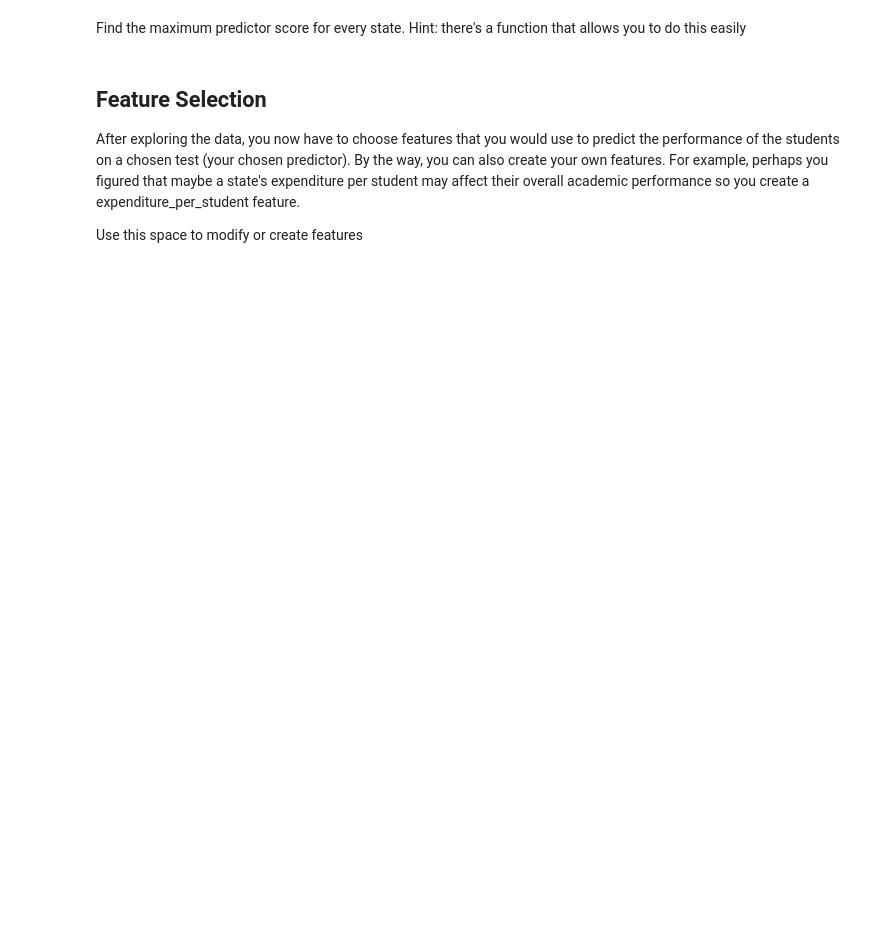
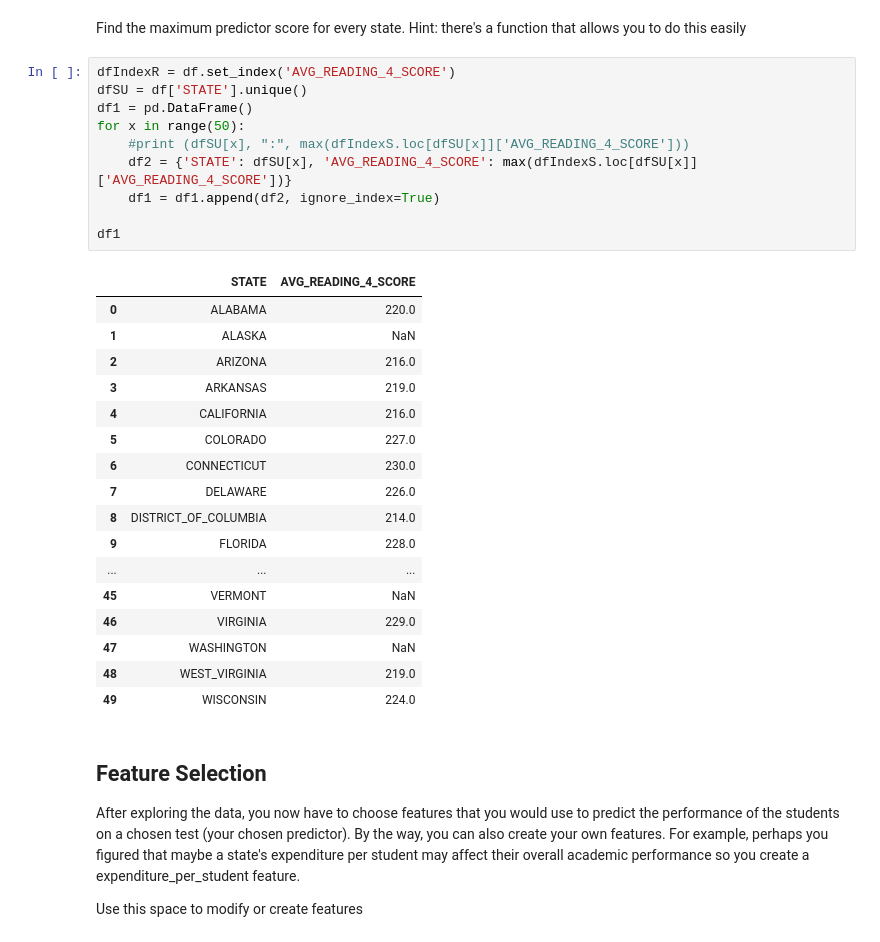
Before and after one commit to henxu/MDST, a Jupyter notebook: checkpoint2/checkpoint2.ipynb, the cells around one changed output. Drawn from its saved outputs; the diff is of its cells as text; blank space fills up the shorter version.

```diff
--- a/checkpoint2/checkpoint2.ipynb
+++ b/checkpoint2/checkpoint2.ipynb
@@ -108,5 +120,33 @@ Name: YEAR, Length: 650, dtype: int64
 # %% [markdown]
 Find the maximum predictor score for every state. Hint: there's a function that allows you to do this easily
+# %%
+dfIndexR = df.set_index('AVG_READING_4_SCORE')
+dfSU = df['STATE'].unique()
+df1 = pd.DataFrame()
+for x in range(50):
+    #print (dfSU[x], ":", max(dfIndexS.loc[dfSU[x]]['AVG_READING_4_SCORE']))
+    df2 = {'STATE': dfSU[x], 'AVG_READING_4_SCORE': max(dfIndexS.loc[dfSU[x]]['AVG_READING_4_SCORE'])}
+    df1 = df1.append(df2, ignore_index=True)
+
+df1
+# %% [output]
+|  | STATE | AVG_READING_4_SCORE |
+| 0 | ALABAMA | 220.0 |
+| 1 | ALASKA | NaN |
+| 2 | ARIZONA | 216.0 |
+| 3 | ARKANSAS | 219.0 |
+| 4 | CALIFORNIA | 216.0 |
+| 5 | COLORADO | 227.0 |
+| 6 | CONNECTICUT | 230.0 |
+| 7 | DELAWARE | 226.0 |
+| 8 | DISTRICT_OF_COLUMBIA | 214.0 |
+| 9 | FLORIDA | 228.0 |
+| ... | ... | ... |
+| 45 | VERMONT | NaN |
+| 46 | VIRGINIA | 229.0 |
+| 47 | WASHINGTON | NaN |
+| 48 | WEST_VIRGINIA | 219.0 |
+| 49 | WISCONSIN | 224.0 |
 # %% [markdown]
 <h2> Feature Selection </h2>
 
```
Also changed, not shown: parts of 19 cells of this notebook, 3 other files.
